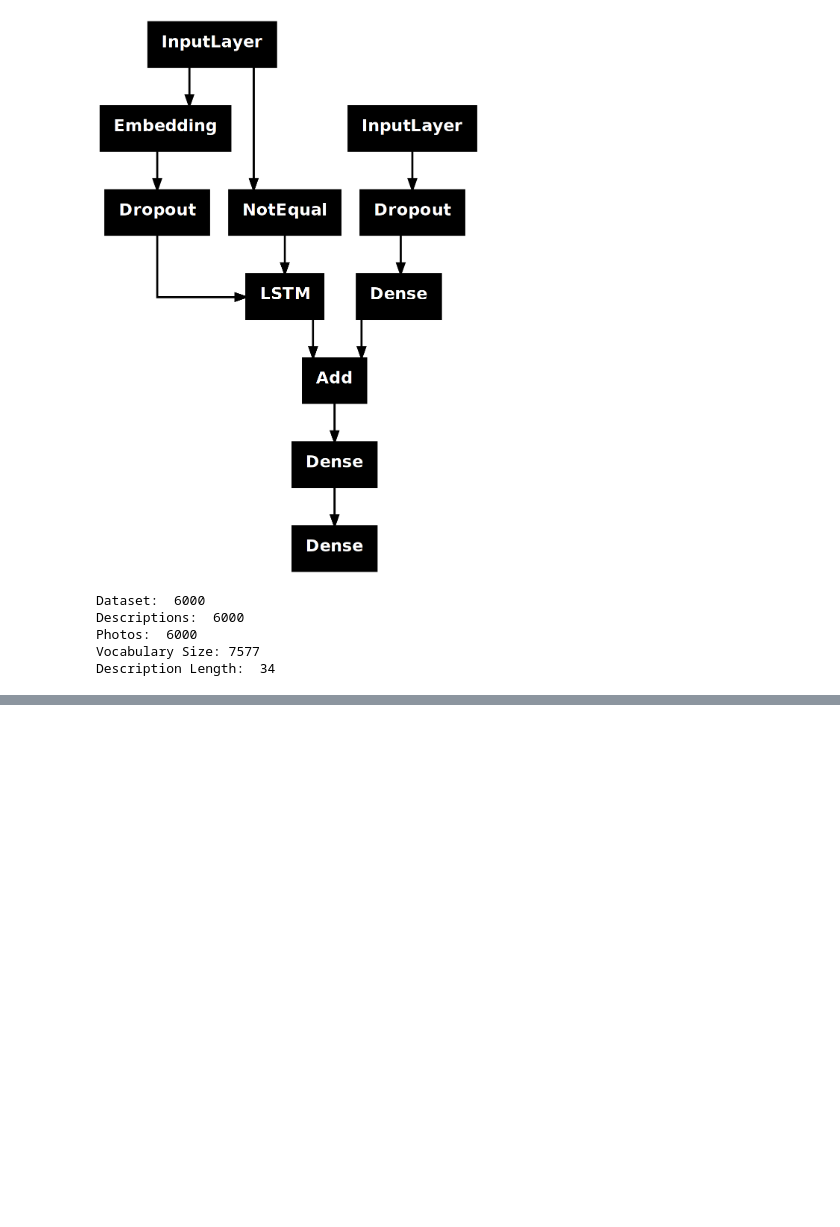
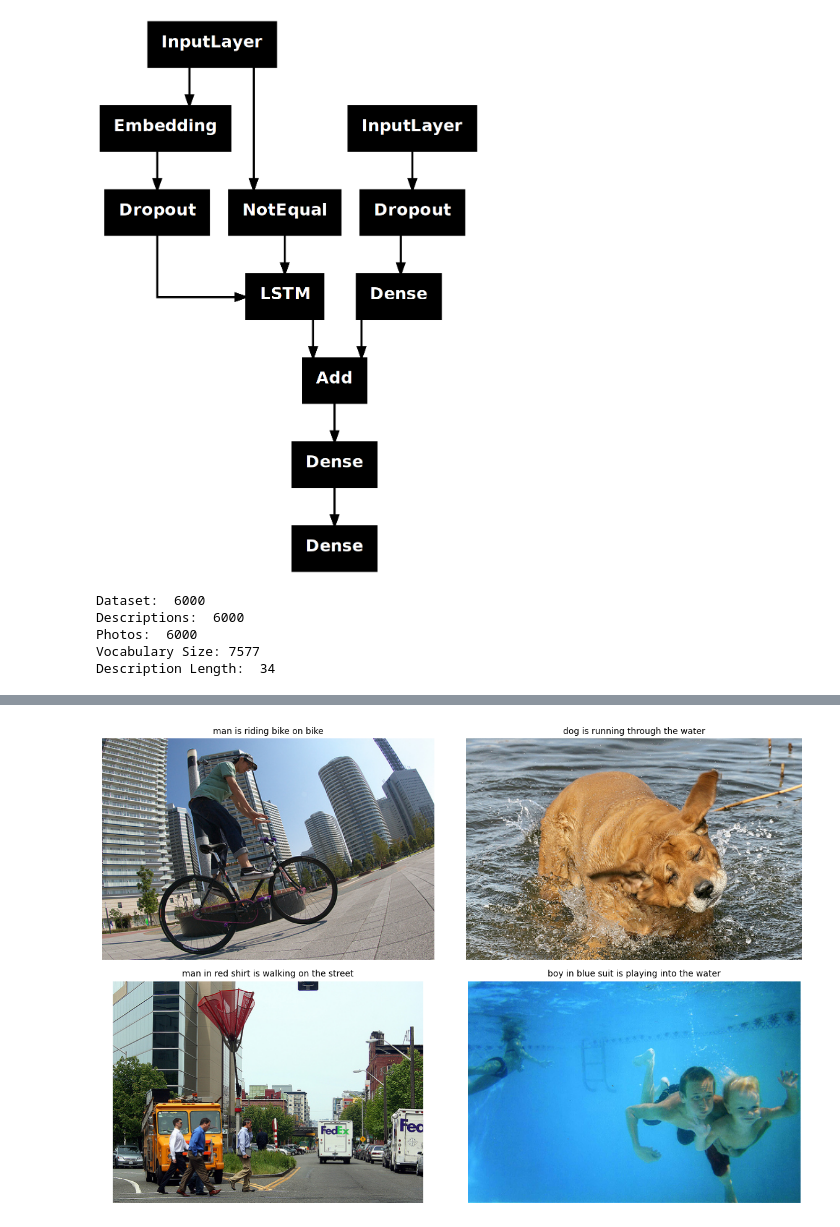
Before and after one commit to Mahmoud1087/img_caption_generator, a Jupyter notebook: notebooks/01-image_caption_generator.ipynb, the cells around one changed output, grey strips where cells are left out. Saved outputs shown, nothing was run; the diff lists cells and outputs as text; code cells hidden in the pictures; blank space fills up the shorter version.

Commit message:
trained and tested base model

```diff
--- a/notebooks/01-image_caption_generator.ipynb
+++ b/notebooks/01-image_caption_generator.ipynb
@@ -619,0 +616,16 @@ WARNING:absl:You are saving your model as an HDF5 file via `model.save()` or `ke
+# %%
+model = load_model("../models/baseline_model/baseline_model_4.keras")
+
+features = load_testing_imgs(directory="../data/raw/Flickr8k_Dataset/Flicker8k_Dataset",
+                             txt_file="../data/raw/Flickr8k_text/Flickr_8k.devImages.txt")
+
+caps = generate_captions_for_images(model=model,
+                                    tokenizer=tk,
+                                    features=features,
+                                    max_length=max_caps)
+
+display_images_with_captions(
+    captions_dict=caps,
+    image_dir="../data/raw/testing_images"
+)
+# %% [output]
@@ -619,0 +636 @@ WARNING:absl:You are saving your model as an HDF5 file via `model.save()` or `ke
+[figure, added]
```
Also changed, not shown: parts of 7 cells of this notebook, 9 other files.
